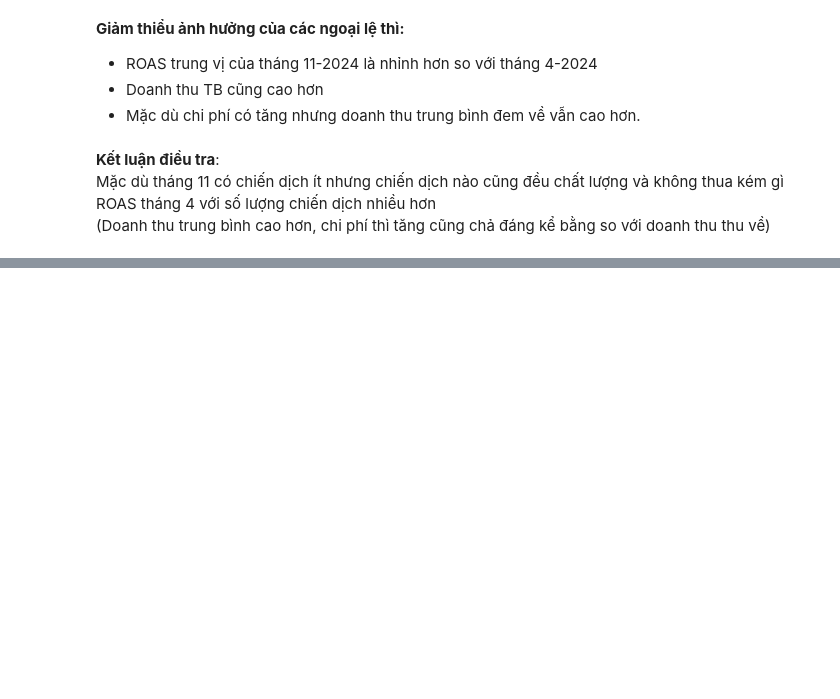
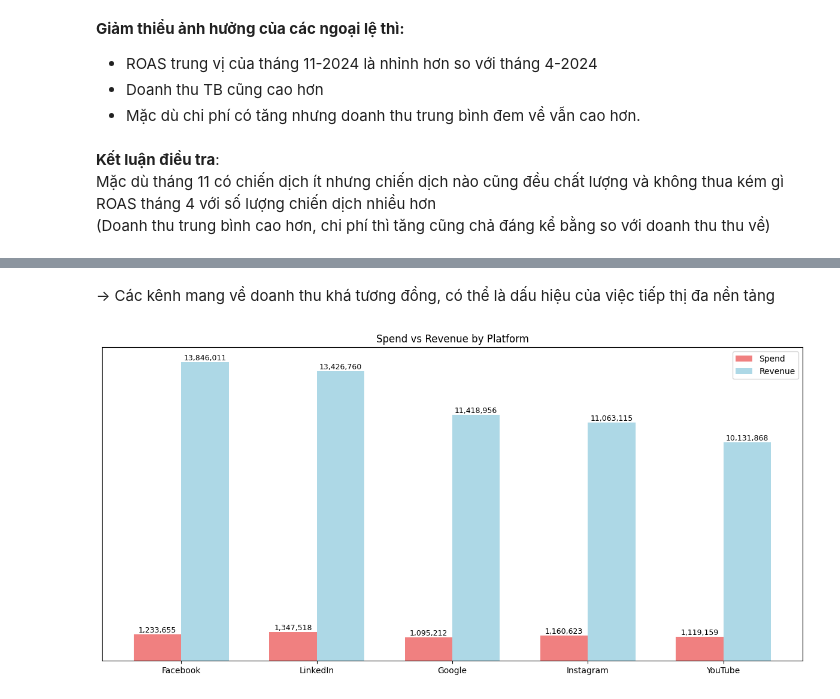
Before and after one commit to thethien8a/Marketing-Campaign-Analysis, a Jupyter notebook: project_2/Data_Analysis.ipynb, the cells around one changed output, grey strips where cells are left out. Saved outputs shown, nothing was run; the diff lists cells and outputs as text; code cells hidden in the pictures; blank space fills up the shorter version.

```diff
--- a/project_2/Data_Analysis.ipynb
+++ b/project_2/Data_Analysis.ipynb
@@ -508,0 +533,36 @@ Mai làm tiếp !
+# %% [markdown]
+-> Các kênh mang về doanh thu khá tương đồng, có thể là dấu hiệu của việc tiếp thị đa nền tảng
+# %%
+# Ta xem chi phí trên từng platform ra sao
+cost_by_platform = df.groupby('Platform')[['Spend','Revenue']].sum().sort_values(ascending=False,by=['Revenue'])
+
+# Vẽ biểu đồ cột kép cho chi phí và doanh thu theo nền tảng
+plt.figure(figsize=(12, 6))
+
+# Tạo vị trí cho các cột
+x = range(len(cost_by_platform))
+width = 0.35
+
+# Vẽ cột kép
+bars1 = plt.bar([i - width/2 for i in x], cost_by_platform['Spend'].values, width,
+                label='Spend', color='lightcoral')
+bars2 = plt.bar([i + width/2 for i in x], cost_by_platform['Revenue'].values, width,
+                label='Revenue', color='lightblue')
+
+# Tùy chỉnh biểu đồ
+plt.title('Spend vs Revenue by Platform')
+plt.xticks(x, cost_by_platform.index)
+plt.legend()
+plt.gca().get_yaxis().set_visible(False)  # Ẩn trục y
+
+# Thêm giá trị trên từng cột
+for i, value in enumerate(cost_by_platform['Spend'].values):
+    plt.text(i - width/2, value, f'{value:,.0f}', ha='center', va='bottom', fontsize=9)
+
+for i, value in enumerate(cost_by_platform['Revenue'].values):
+    plt.text(i + width/2, value, f'{value:,.0f}', ha='center', va='bottom', fontsize=9)
+
+plt.tight_layout()
+plt.show()
+# %% [output]
+[figure, added]
```
Also changed, not shown: parts of 9 cells of this notebook, 2 other files.
